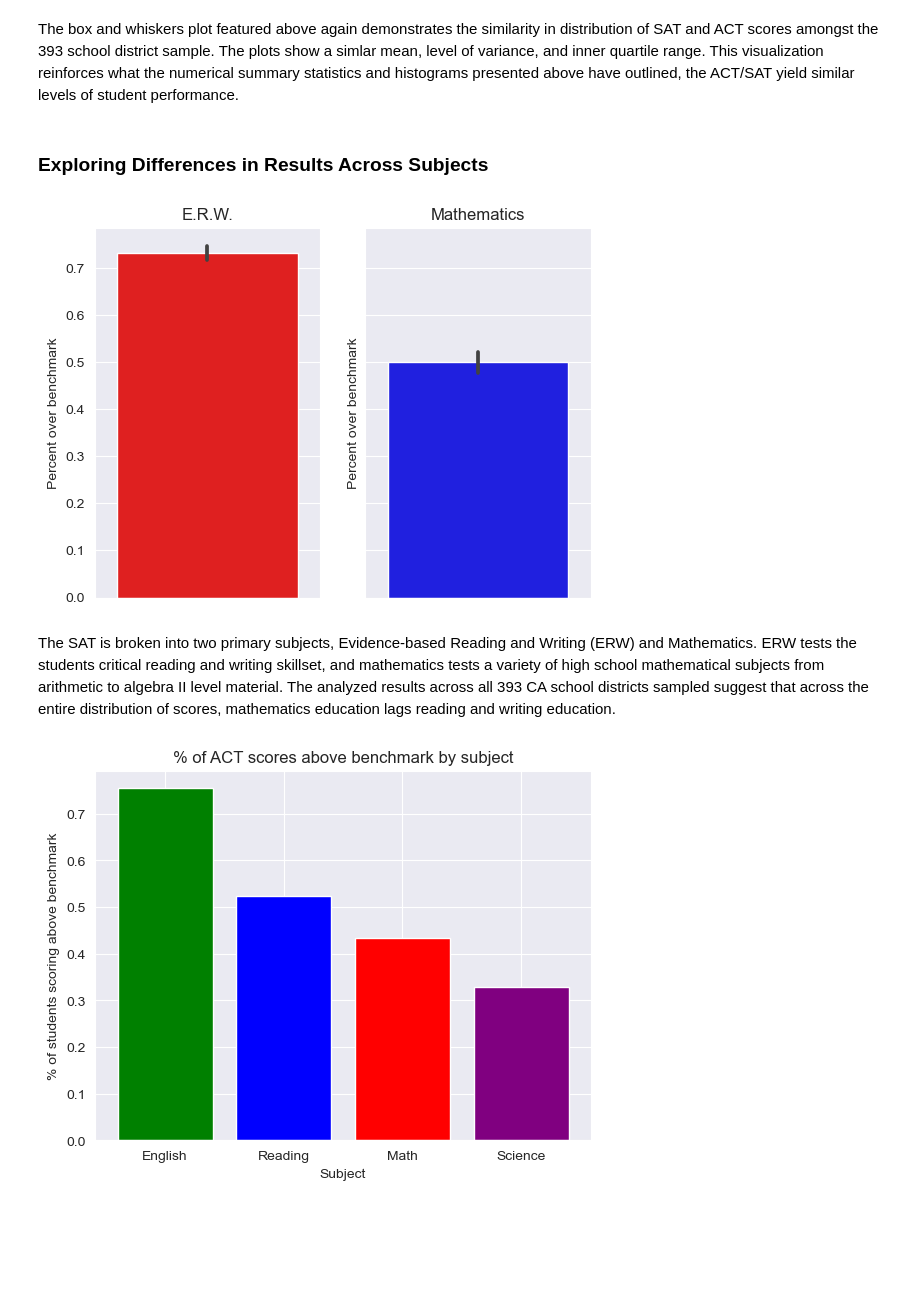
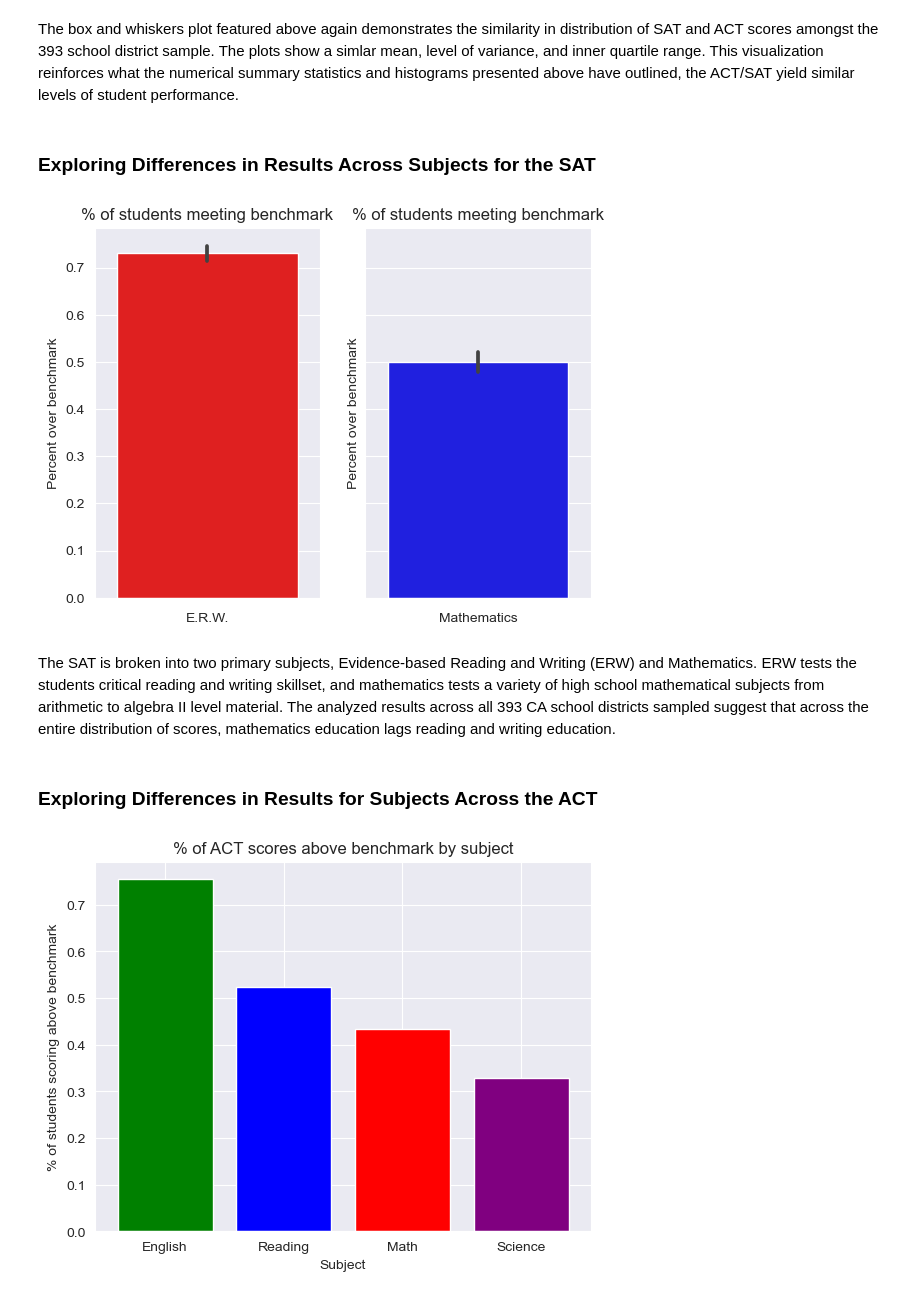
Before and after one commit to AlexSpradling/california_sat_analysis, a Jupyter notebook: code/Alex-Project1.ipynb, the cells around one changed output. Saved outputs shown, nothing was run; the diff lists cells and outputs as text; code cells hidden in the pictures; blank space fills up the shorter version.

```diff
--- a/code/Alex-Project1.ipynb
+++ b/code/Alex-Project1.ipynb
@@ -862,18 +913,20 @@ axs[1].set(title='Distribution of ACT scores', ylabel = 'Percent of student body
 
 The box and whiskers plot featured above again demonstrates the similarity in distribution of SAT and ACT scores amongst the 393 school district sample. The plots show a simlar mean, level of variance, and inner quartile range. This visualization reinforces what the numerical summary statistics and histograms presented above have outlined, the ACT/SAT yield similar levels of student performance.
 # %% [markdown]
-### Exploring Differences in Results Across Subjects
+### Exploring Differences in Results Across Subjects for the SAT
 # %%
 fig, axs = plt.subplots(1,2, sharey=True)
 sns.barplot(final_merged_df, y= 'sat_pct_math_over_benchmark', color = 'b' , ax = axs[1])
-axs[1].set(title = 'Mathematics', ylabel = 'Percent over benchmark')
+axs[1].set(title = '% of students meeting benchmark', ylabel = 'Percent over benchmark', xlabel = 'Mathematics')
 sns.barplot(final_merged_df, y= 'sat_pct_erw_over_benchmark', color = 'r' , ax = axs[0]);
 axs[0].set_title('E.R.W.')
-axs[0].set(title = 'E.R.W.', ylabel = 'Percent over benchmark');
+axs[0].set(title = '% of students meeting benchmark', ylabel = 'Percent over benchmark', xlabel='E.R.W.');
 # %% [output]
-[figure, old version]
+[figure, new version]
 # %% [markdown]
 The SAT is broken into two primary subjects, Evidence-based Reading and Writing (ERW) and Mathematics. ERW tests the students critical reading and writing skillset, and mathematics tests a variety of high school mathematical subjects from arithmetic to algebra II level material. The analyzed results across all 393 CA school districts sampled suggest that across the entire distribution of scores, mathematics education lags reading and writing education.
+# %% [markdown]
+### Exploring Differences in Results for Subjects Across the ACT
 # %%
 fig = plt.subplots(1)
 # english
```
Also changed, not shown: parts of 25 cells of this notebook.
